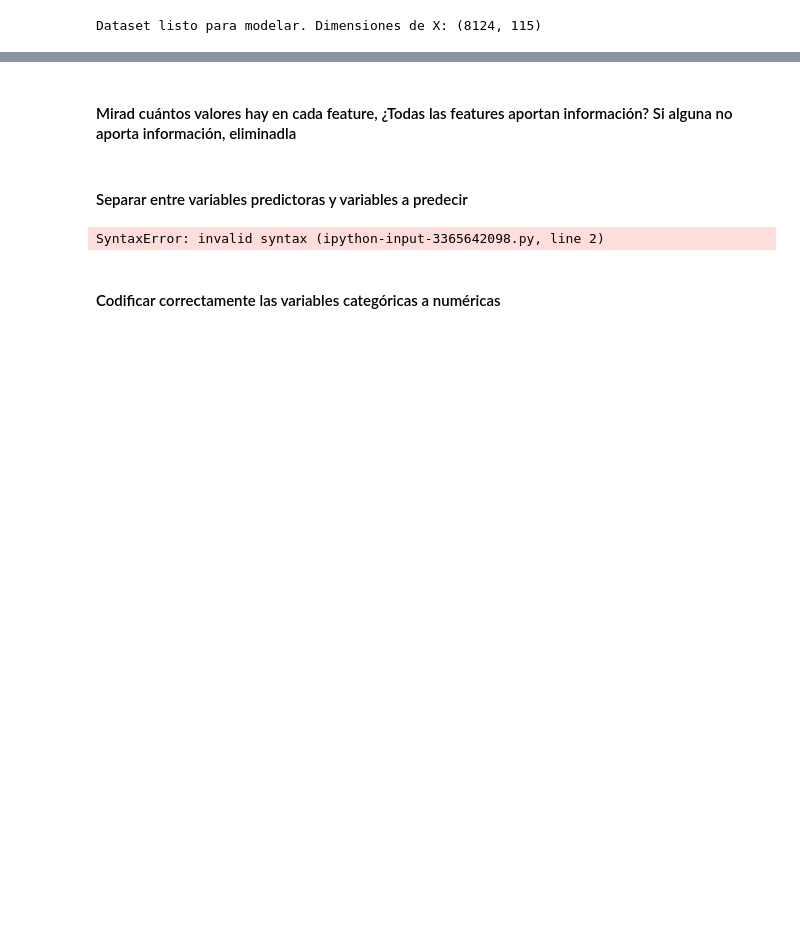
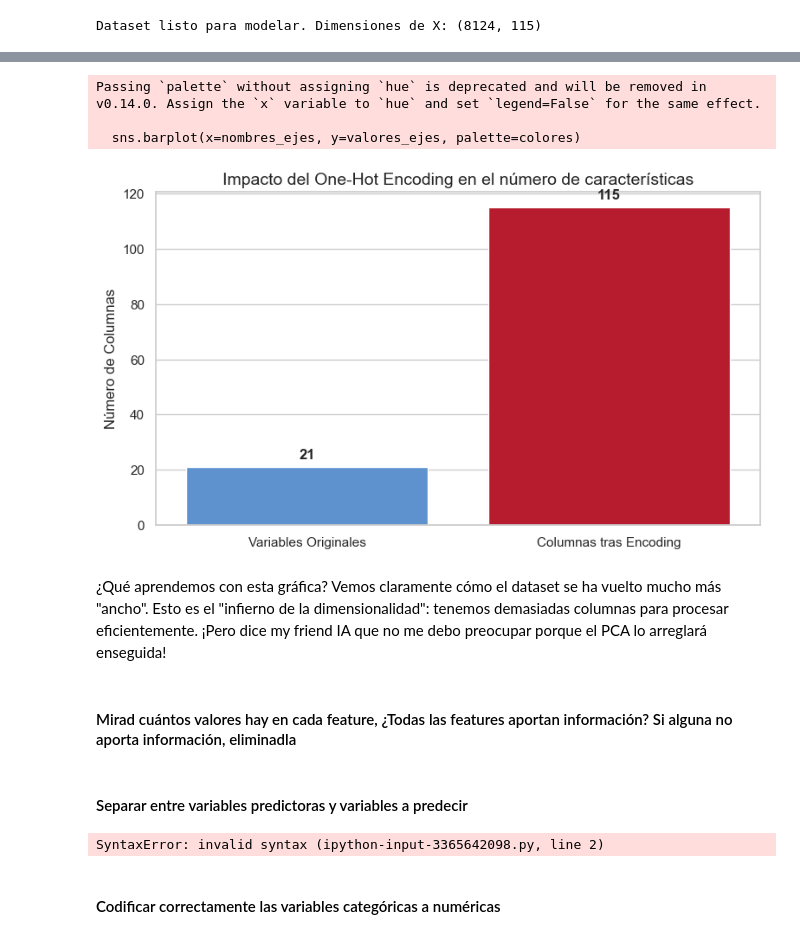
Before and after one commit to ThamirysKearney/DA-Project-Unsupervised-ML-Thami, a Jupyter notebook: notebooks/workshop_clustering_pca.ipynb, the cells around one changed output, grey strips where cells are left out. Cells and saved outputs as stored; diff of their text form; code cells hidden in the pictures; blank space fills up the shorter version.

```diff
--- a/notebooks/workshop_clustering_pca.ipynb
+++ b/notebooks/workshop_clustering_pca.ipynb
@@ -625,0 +684,17 @@ Dataset listo para modelar. Dimensiones de X: (8124, 115)
+# %%
+
+# 1. One-Hot Encoding: Convertimos las letras en columnas de 0 y 1
+# Esto crea una matriz mucho más ancha (aprox 115 columnas)
+X_dummies = pd.get_dummies(X)
+
+# 2. ESCALADO (Paso Senior): Ponemos todos los datos en la misma escala
+# Es obligatorio para que el PCA funcione correctamente
+from sklearn.preprocessing import StandardScaler
+scaler = StandardScaler()
+X_scaled = scaler.fit_transform(X_dummies)
+
+# Convertimos el resultado (que es un array) de nuevo a un DataFrame para verlo mejor
+X_final = pd.DataFrame(X_scaled, columns=X_dummies.columns)
+
+print(f"Datos listos. X_final tiene ahora {X_final.shape[1]} columnas numéricas.")
+X_final.head(3) # Echamos un vistazo a las primeras filas del resultado
@@ -626,3 +711,35 @@ Dataset listo para modelar. Dimensiones de X: (8124, 115)
+# %%
+# Visualización del impacto de la codificación One-Hot
+
+# 1. Preparamos los datos para comparar el 'Antes' y el 'Después'
+# 'X' era el dataframe con letras, 'X_final' es el dataframe con 0s y 1s
+nombres_ejes = ['Variables Originales', 'Columnas tras Encoding']
+valores_ejes = [X.shape[1], X_final.shape[1]]
+
+# 2. Configuramos el estilo visual
+plt.figure(figsize=(9, 5))
+colores = ['#4A90E2', '#D0021B'] # Azul para el origen, Rojo para la explosión
+
+# 3. Creamos un gráfico de barras para comparar las cantidades
+sns.barplot(x=nombres_ejes, y=valores_ejes, palette=colores)
+
+# 4. Añadimos etiquetas de contexto
+plt.title('Impacto del One-Hot Encoding en el número de características', fontsize=14)
+plt.ylabel('Número de Columnas', fontsize=12)
+
+# 5. Añadimos el número exacto sobre cada barra para mayor claridad
+for i, v in enumerate(valores_ejes):
+    plt.text(i, v + 2, str(v), ha='center', va='bottom', fontsize=12, fontweight='bold')
+
+plt.show()
+# %% [output]
+Passing `palette` without assigning `hue` is deprecated and will be removed in v0.14.0. Assign the `x` variable to `hue` and set `legend=False` for the same effect.
+
+  sns.barplot(x=nombres_ejes, y=valores_ejes, palette=colores)
+[figure, added]
+# %% [markdown]
+¿Qué aprendemos con esta gráfica?
+Vemos claramente cómo el dataset se ha vuelto mucho más "ancho". Esto es el "infierno de la dimensionalidad": tenemos demasiadas columnas para procesar eficientemente. ¡Pero dice my friend IA que no me debo preocupar porque el PCA lo arreglará enseguida!
 # %% [markdown]
 #### Mirad cuántos valores hay en cada feature, ¿Todas las features aportan información? Si alguna no aporta información, eliminadla
 # %%
```
Also changed, not shown: parts of 9 cells of this notebook.
